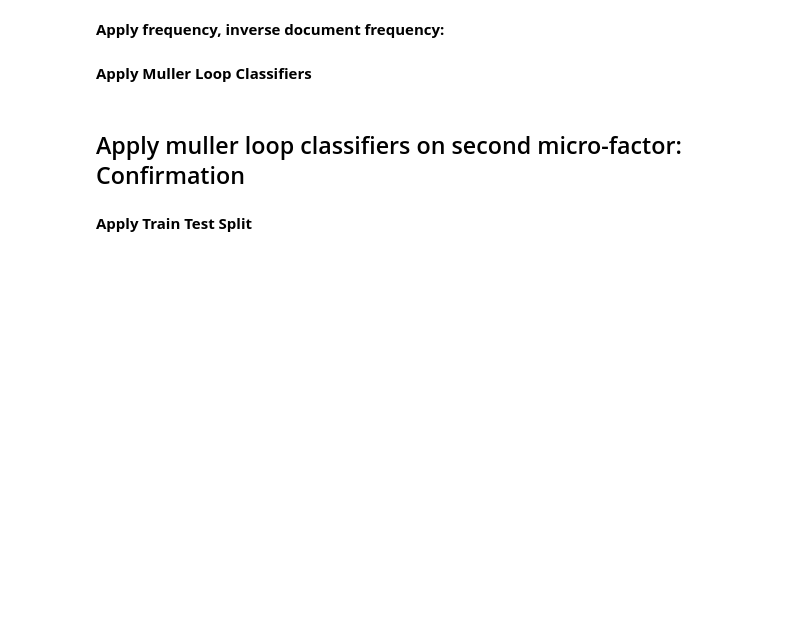
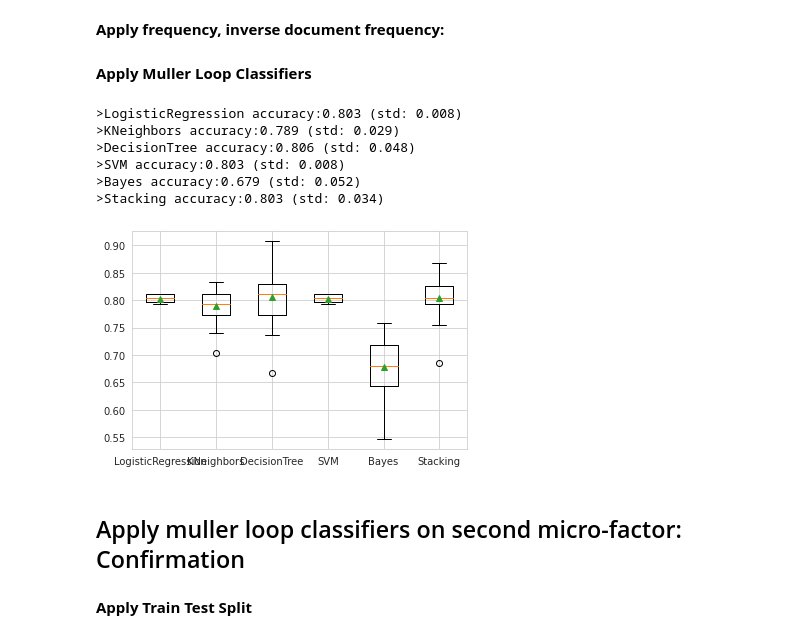
Before and after one commit to YuxingW/machine_learning, a Jupyter notebook: hw8/micro_factors_sentiment_confirmation.ipynb, the cells around one changed output. Cells and saved outputs as stored; diff of their text form; code cells hidden in the pictures; blank space fills up the shorter version.

```diff
--- a/hw8/micro_factors_sentiment_confirmation.ipynb
+++ b/hw8/micro_factors_sentiment_confirmation.ipynb
@@ -346,6 +338,16 @@ def train_evaluate_models(X_train, y_train):
   # plot model performance for comparison
   pyplot.boxplot(results, labels=names, showmeans=True)
   pyplot.show()
+# %%
+train_evaluate_models(X_train, y_train)
+# %% [output]
+>LogisticRegression accuracy:0.803 (std: 0.008)
+>KNeighbors accuracy:0.789 (std: 0.029)
+>DecisionTree accuracy:0.806 (std: 0.048)
+>SVM accuracy:0.803 (std: 0.008)
+>Bayes accuracy:0.679 (std: 0.052)
+>Stacking accuracy:0.803 (std: 0.034)
+[figure, added]
 # %% [markdown]
 ## Apply muller loop classifiers on second micro-factor: Confirmation
 # %% [markdown]
```
Also changed, not shown: parts of 15 cells of this notebook.
